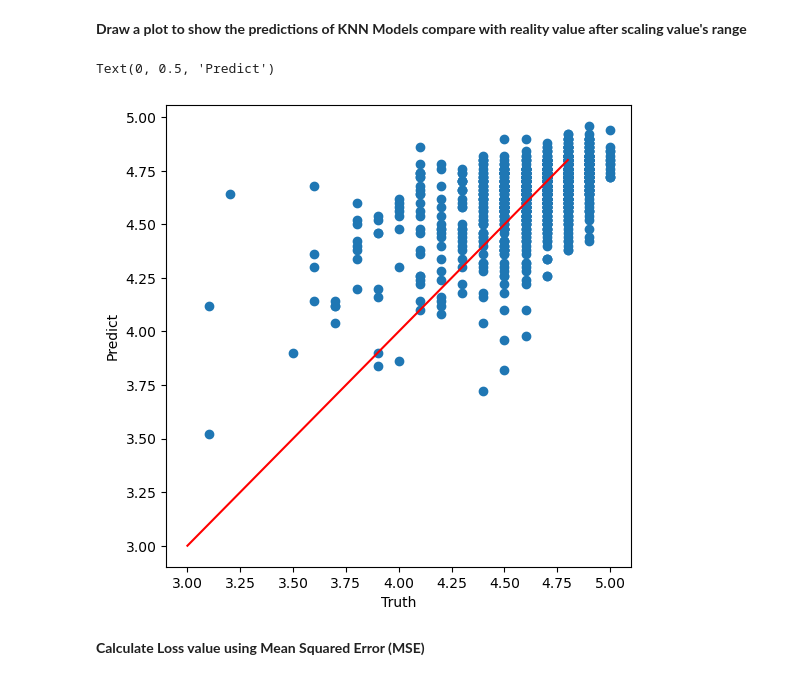
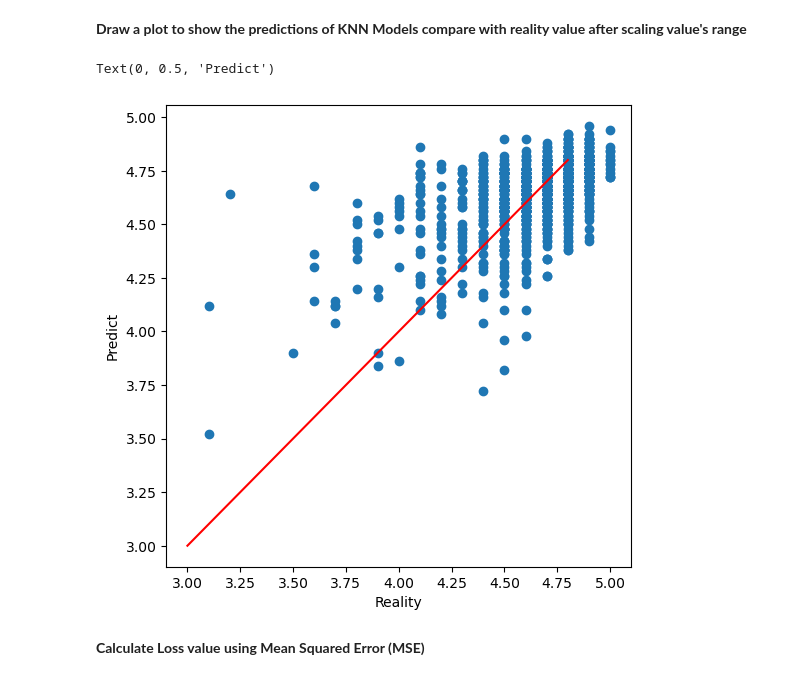
Before and after one commit to dagngyen/hcmus_23-24_coursesra-courses-analysis, a Jupyter notebook: Phase 2: Building model/knn.ipynb, the cells around one changed output. Saved outputs shown, nothing was run; the diff lists cells and outputs as text; code cells hidden in the pictures.

```diff
--- a/Phase 2: Building model/knn.ipynb
+++ b/Phase 2: Building model/knn.ipynb
@@ -87,12 +94,12 @@ predictions=knnModel.predict(X_test)
 # %%
 plt.figure(figsize=(6, 6))
 plt.plot(np.arange(3,5,0.2),np.arange(3,5,0.2),color='red')
 plt.scatter(y_test, predictions)
-plt.xlabel("Truth")
+plt.xlabel("Reality")
 plt.ylabel("Predict")
 # %% [output]
 Text(0, 0.5, 'Predict')
-[figure, old version]
+[figure, new version]
 # %% [markdown]
 **Calculate Loss value using Mean Squared Error (MSE)**
 # %%
```
Also changed, not shown: parts of 10 cells of this notebook.
